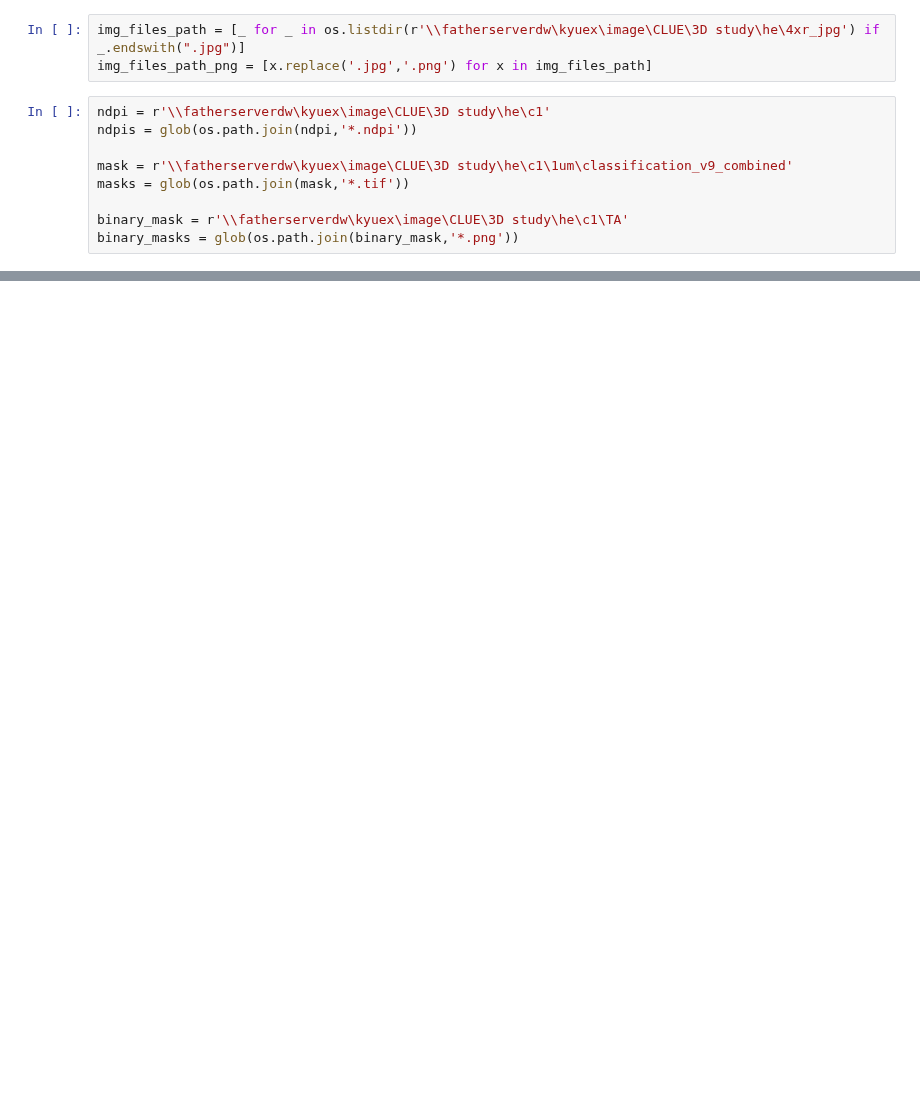
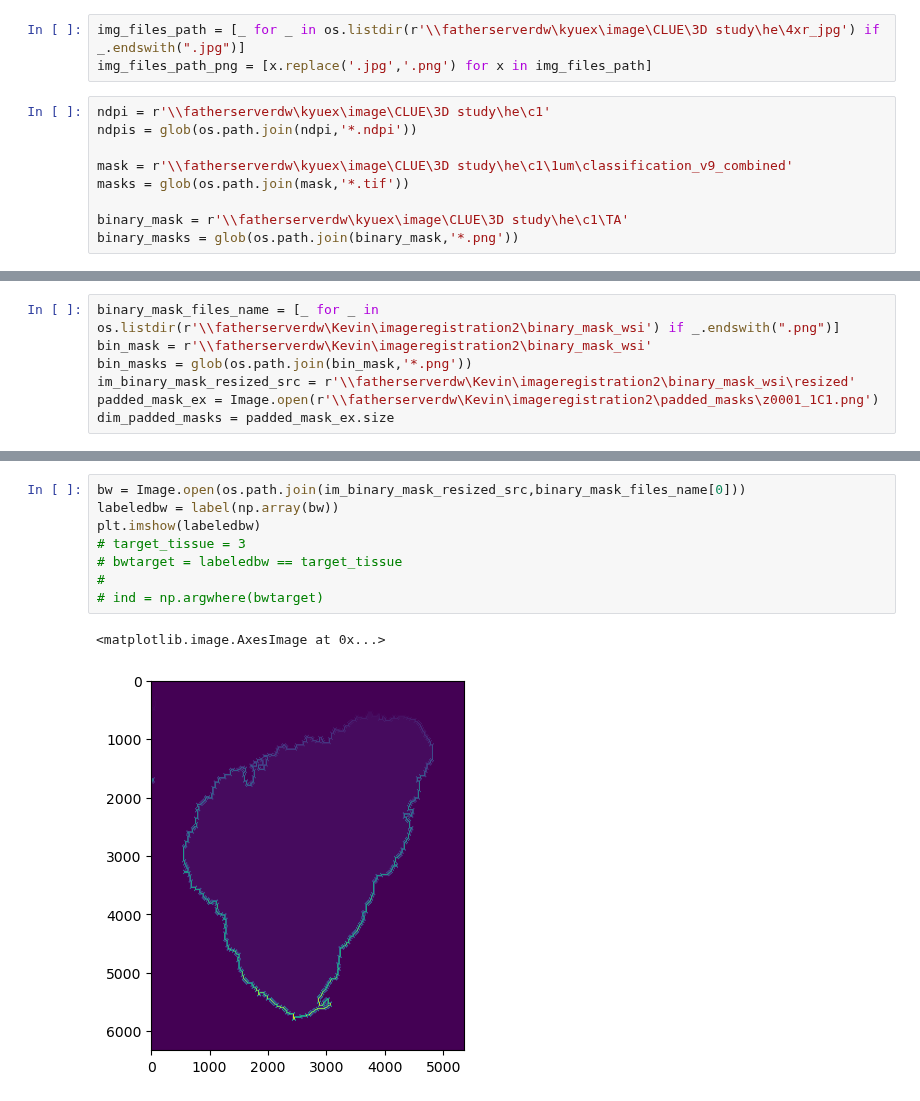
Before and after one commit to Wirtz-Lab/wsi_analysis, a Jupyter notebook: kevin/wsi2imcrop.ipynb, the cells around one changed output, grey strips where cells are left out. Drawn from its saved outputs; the diff is of its cells as text; blank space fills up the shorter version.

Commit message:
kevin update

```diff
--- a/kevin/wsi2imcrop.ipynb
+++ b/kevin/wsi2imcrop.ipynb
@@ -68,0 +73,7 @@ for i in range(len(ndpis)):
+# %%
+binary_mask_files_name = [_ for _ in os.listdir(r'\\fatherserverdw\Kevin\imageregistration2\binary_mask_wsi') if _.endswith(".png")]
+bin_mask = r'\\fatherserverdw\Kevin\imageregistration2\binary_mask_wsi'
+bin_masks = glob(os.path.join(bin_mask,'*.png'))
+im_binary_mask_resized_src = r'\\fatherserverdw\Kevin\imageregistration2\binary_mask_wsi\resized'
+padded_mask_ex = Image.open(r'\\fatherserverdw\Kevin\imageregistration2\padded_masks\z0001_1C1.png')
+dim_padded_masks = padded_mask_ex.size
@@ -68,0 +106,11 @@ for i in range(len(ndpis)):
+# %%
+bw = Image.open(os.path.join(im_binary_mask_resized_src,binary_mask_files_name[0]))
+labeledbw = label(np.array(bw))
+plt.imshow(labeledbw)
+# target_tissue = 3
+# bwtarget = labeledbw == target_tissue
+#
+# ind = np.argwhere(bwtarget)
+# %% [output]
+<matplotlib.image.AxesImage at 0x...>
+[figure, added]
```
Also changed, not shown: parts of 7 cells of this notebook, 1 other file.
